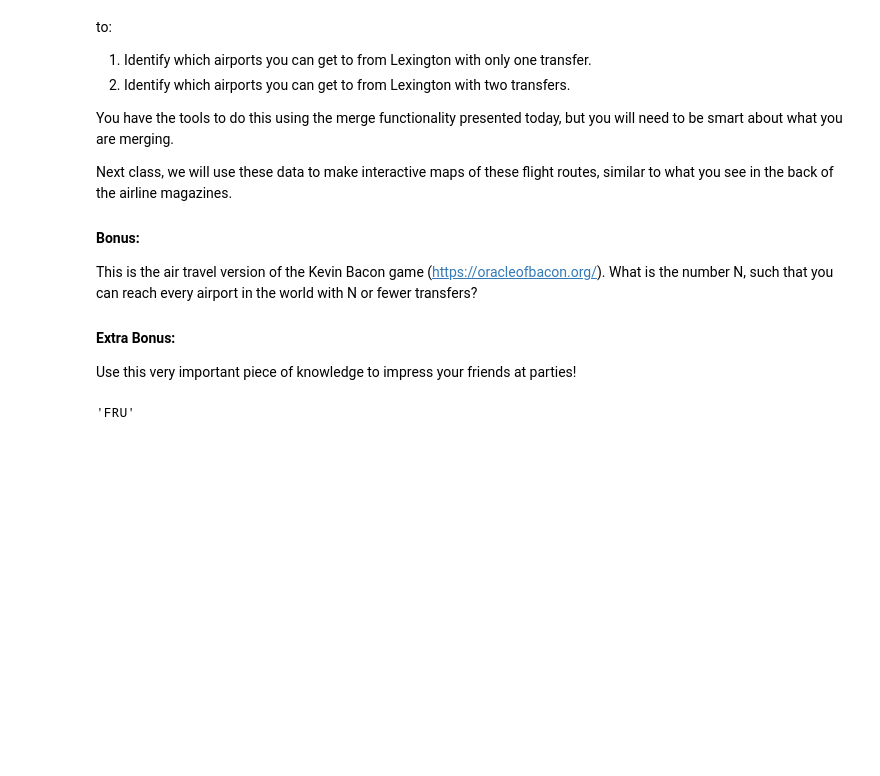
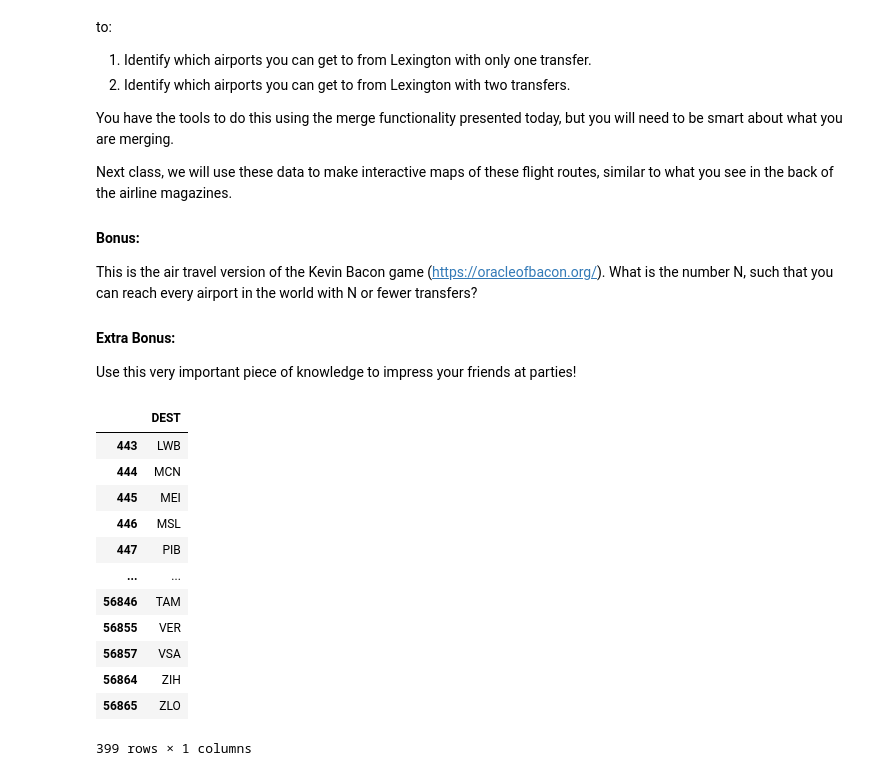
Before and after one commit to Ohiomoba24/ce599, a Jupyter notebook: 07-Merging/open-flights-tutorial.ipynb, the cells around one changed output. Cells and saved outputs as stored; diff of their text form; code cells hidden in the pictures; blank space fills up the shorter version.

```diff
--- a/07-Merging/open-flights-tutorial.ipynb
+++ b/07-Merging/open-flights-tutorial.ipynb
@@ -491,0 +486,6 @@ Lexington_airlines
+# %%
+#Percentage of routes with oversea airlines
+Intl_ = Lexington_airlines[Lexington_airlines['International']=='True']
+a=Intl_.AIRLINE.count()
+b=Lexington_airlines.AIRLINE.count()
+Percentage_overseas=print((a/b)*100 )
@@ -579,11 +594,28 @@ This is the air travel version of the Kevin Bacon game (https://oracleofbacon.or
 #### Extra Bonus:
 
 Use this very important piece of knowledge to impress your friends at parties!
-# %%
-for item in from_lex.DEST.index:
-    for item in routes.SOURCE.index:
-        if routes.loc[item, 'STOPS']==0:
-            y=routes.loc[item, 'DEST']
-y
-# %% [output]
-'FRU'
+# %%
+A = from_lex['DEST'].drop_duplicates()
+Lex_Dest = pd.DataFrame(A)
+Lex_Dest
+#Lex_Dest[Lex_Dest['DEST']=='ATL']
+Y=pd.DataFrame()
+for a in Lex_Dest.DEST:
+    Y=pd.concat([Y,routes[routes['SOURCE']==a]])
+
+Airports_one_Transfer = pd.DataFrame(Y['DEST'].drop_duplicates())
+Airports_one_Transfer
+# %% [output]
+|  | DEST |
+| 443 | LWB |
+| 444 | MCN |
+| 445 | MEI |
+| 446 | MSL |
+| 447 | PIB |
+| ... | ... |
+| 56846 | TAM |
+| 56855 | VER |
+| 56857 | VSA |
+| 56864 | ZIH |
+| 56865 | ZLO |
+399 rows × 1 columns
```
Also changed, not shown: parts of 7 cells of this notebook.
